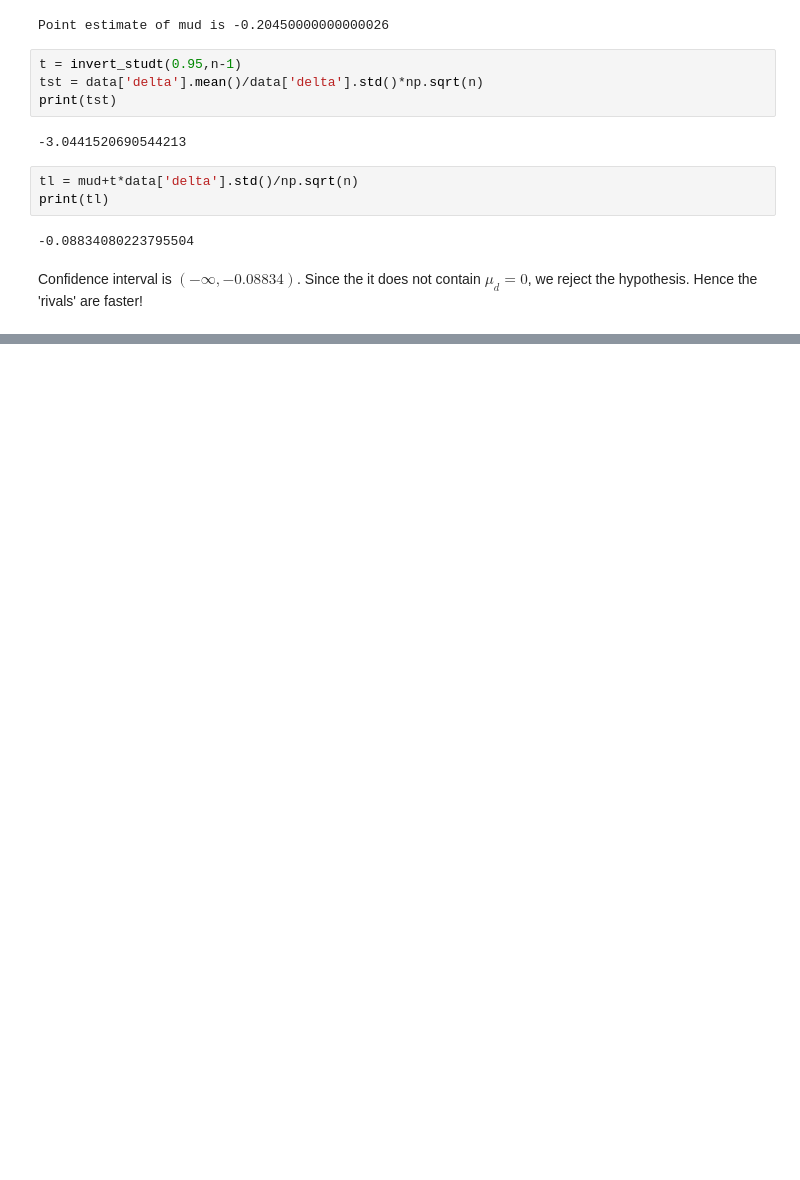
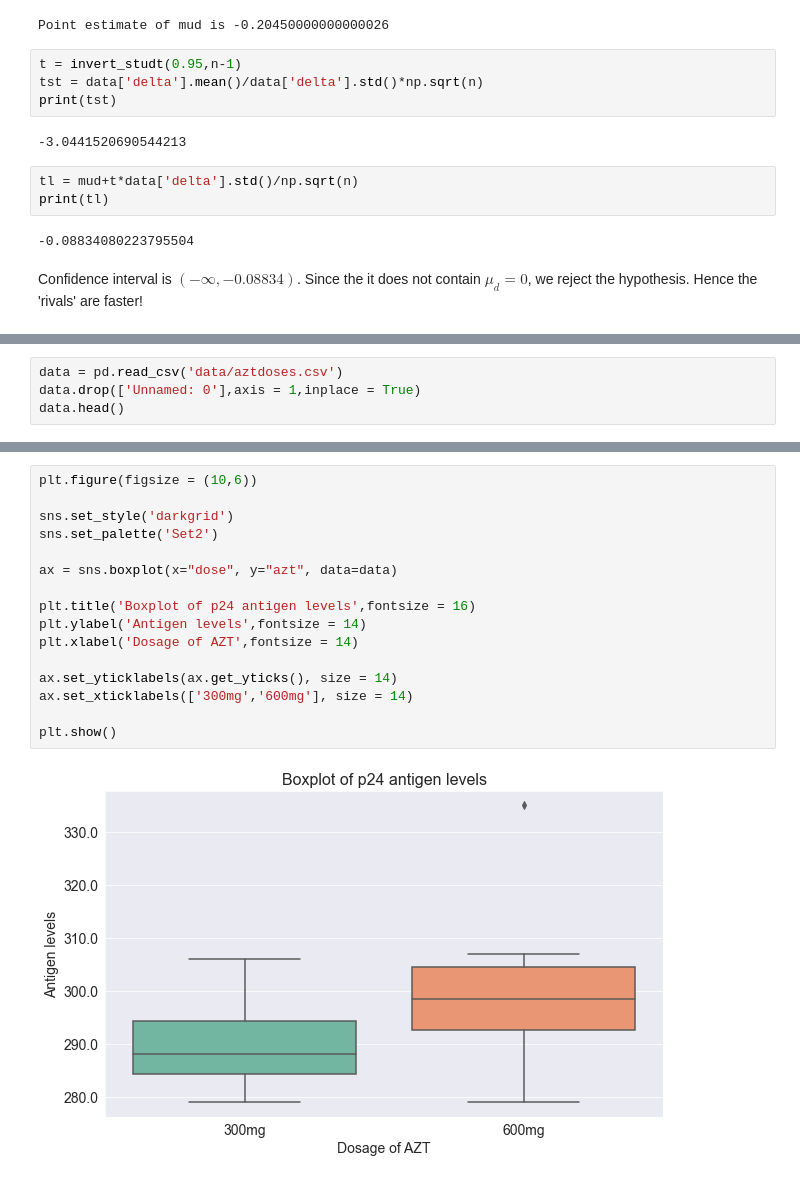
Before and after one commit to abhijitharakali/Solutions-Introduction-to-Mathematical-Statistics-by-Robert-V.-Hogg-Joseph-W.-McKean-Allen-T-Cr, a Jupyter notebook: Chapter4.ipynb, the cells around one changed output, grey strips where cells are left out. Drawn from its saved outputs; the diff is of its cells as text; blank space fills up the shorter version.

```diff
--- a/Chapter4.ipynb
+++ b/Chapter4.ipynb
@@ -1779,0 +1784,4 @@ Confidence interval is $(-\infty,-0.08834)$. Since the it does not contain $\mu_
+# %%
+data = pd.read_csv('data/aztdoses.csv')
+data.drop(['Unnamed: 0'],axis = 1,inplace = True)
+data.head()
@@ -1779,0 +1795,18 @@ Confidence interval is $(-\infty,-0.08834)$. Since the it does not contain $\mu_
+# %%
+plt.figure(figsize = (10,6))
+
+sns.set_style('darkgrid')
+sns.set_palette('Set2')
+
+ax = sns.boxplot(x="dose", y="azt", data=data)
+
+plt.title('Boxplot of p24 antigen levels',fontsize = 16)
+plt.ylabel('Antigen levels',fontsize = 14)
+plt.xlabel('Dosage of AZT',fontsize = 14)
+
+ax.set_yticklabels(ax.get_yticks(), size = 14)
+ax.set_xticklabels(['300mg','600mg'], size = 14)
+
+plt.show()
+# %% [output]
+[figure, added]
```
Also changed, not shown: parts of 30 cells of this notebook.
